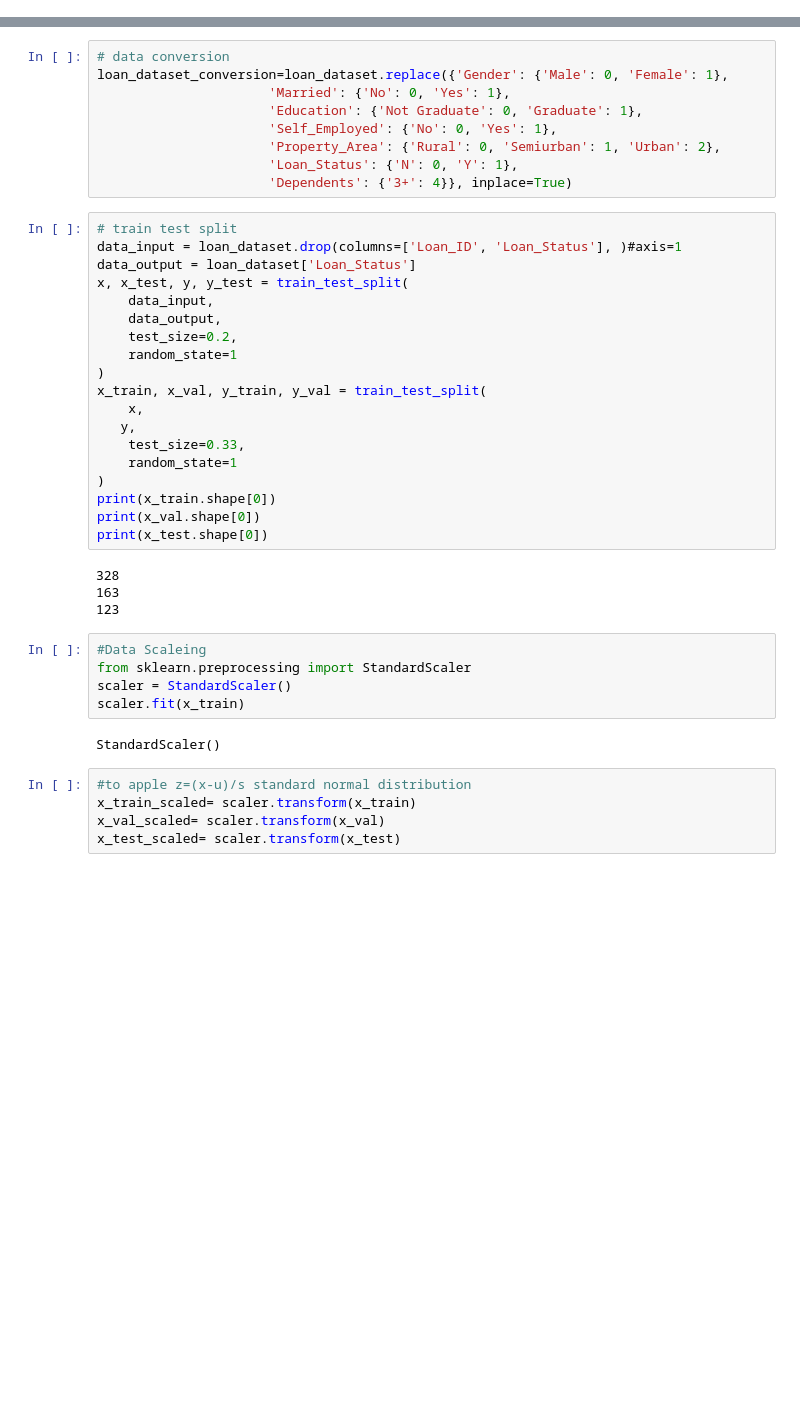
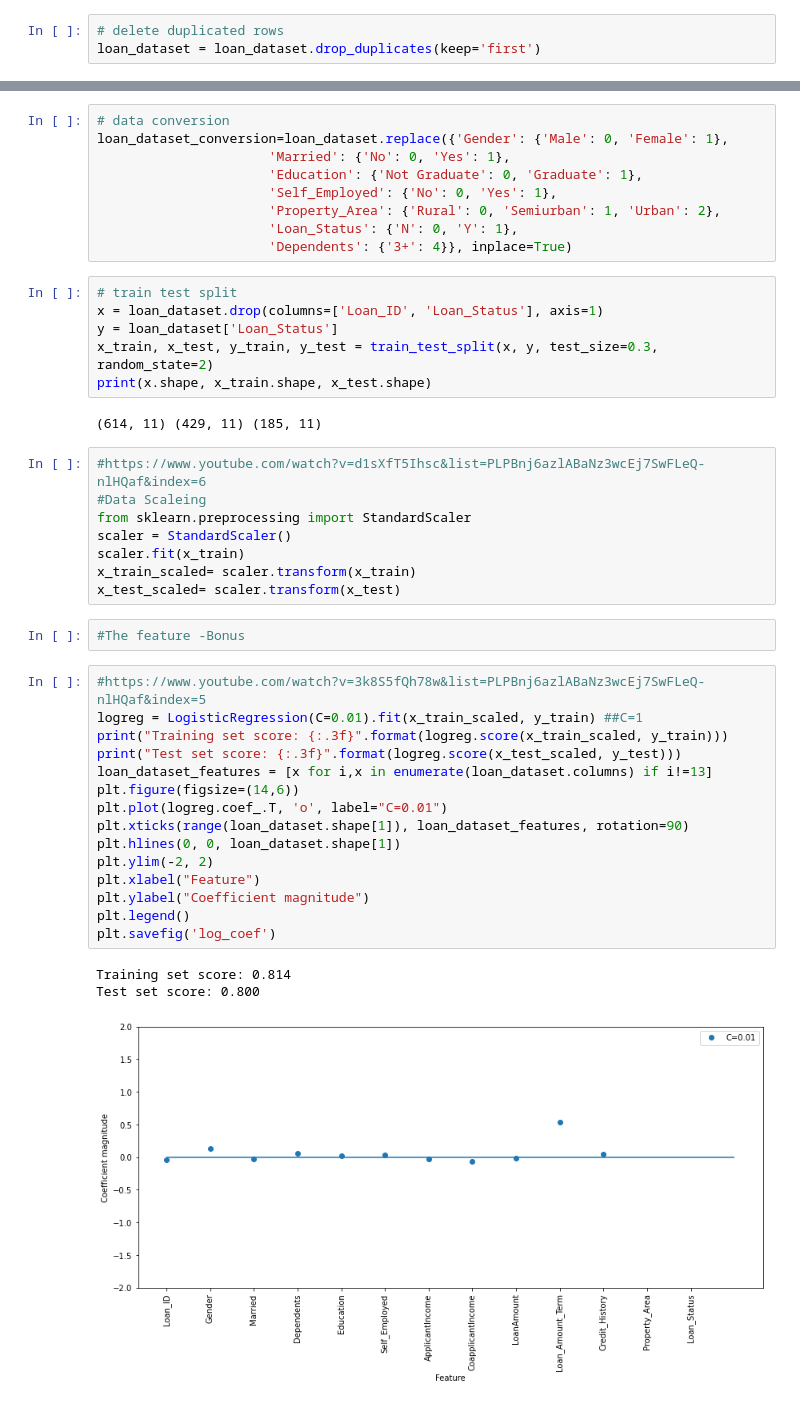
Before and after one commit to D7MR/loan_data, a Jupyter notebook: loan_data.ipynb, the cells around one changed output, grey strips where cells are left out. Drawn from its saved outputs; the diff is of its cells as text; blank space fills up the shorter version.

```diff
--- a/loan_data.ipynb
+++ b/loan_data.ipynb
@@ -43,3 +78,6 @@ Property_Area        0
 Loan_Status          0
 dtype: int64
 (614, 13)
+# %%
+# delete duplicated rows
+loan_dataset = loan_dataset.drop_duplicates(keep='first')
@@ -54,36 +103,38 @@ loan_dataset_conversion=loan_dataset.replace({'Gender': {'Male': 0, 'Female': 1}
                       'Dependents': {'3+': 4}}, inplace=True)
 # %%
 # train test split
-data_input = loan_dataset.drop(columns=['Loan_ID', 'Loan_Status'], )#axis=1
-data_output = loan_dataset['Loan_Status']
-x, x_test, y, y_test = train_test_split(
-    data_input,
-    data_output,
-    test_size=0.2,
-    random_state=1
-)
-x_train, x_val, y_train, y_val = train_test_split(
-    x,
-   y,
-    test_size=0.33,
-    random_state=1
-)
-print(x_train.shape[0])
-print(x_val.shape[0])
-print(x_test.shape[0])
+x = loan_dataset.drop(columns=['Loan_ID', 'Loan_Status'], axis=1)
+y = loan_dataset['Loan_Status']
+x_train, x_test, y_train, y_test = train_test_split(x, y, test_size=0.3, random_state=2)
+print(x.shape, x_train.shape, x_test.shape)
 # %% [output]
-328
-163
-123
+(614, 11) (429, 11) (185, 11)
 # %%
+#https://www.youtube.com/watch?v=d1sXfT5Ihsc&list=PLPBnj6azlABaNz3wcEj7SwFLeQ-nlHQaf&index=6
 #Data Scaleing
 from sklearn.preprocessing import StandardScaler
 scaler = StandardScaler()
 scaler.fit(x_train)
+x_train_scaled= scaler.transform(x_train)
+x_test_scaled= scaler.transform(x_test)
-# %% [output]
-StandardScaler()
-# %%
-#to apple z=(x-u)/s standard normal distribution
-x_train_scaled= scaler.transform(x_train)
-x_val_scaled= scaler.transform(x_val)
-x_test_scaled= scaler.transform(x_test)
+# %%
+#The feature -Bonus
+# %%
+#https://www.youtube.com/watch?v=3k8S5fQh78w&list=PLPBnj6azlABaNz3wcEj7SwFLeQ-nlHQaf&index=5
+logreg = LogisticRegression(C=0.01).fit(x_train_scaled, y_train) ##C=1
+print("Training set score: {:.3f}".format(logreg.score(x_train_scaled, y_train)))
+print("Test set score: {:.3f}".format(logreg.score(x_test_scaled, y_test)))
+loan_dataset_features = [x for i,x in enumerate(loan_dataset.columns) if i!=13]
+plt.figure(figsize=(14,6))
+plt.plot(logreg.coef_.T, 'o', label="C=0.01")
+plt.xticks(range(loan_dataset.shape[1]), loan_dataset_features, rotation=90)
+plt.hlines(0, 0, loan_dataset.shape[1])
+plt.ylim(-2, 2)
+plt.xlabel("Feature")
+plt.ylabel("Coefficient magnitude")
+plt.legend()
+plt.savefig('log_coef')
+# %% [output]
+Training set score: 0.814
+Test set score: 0.800
+[figure, added]
```
Also changed, not shown: parts of 17 cells of this notebook.
